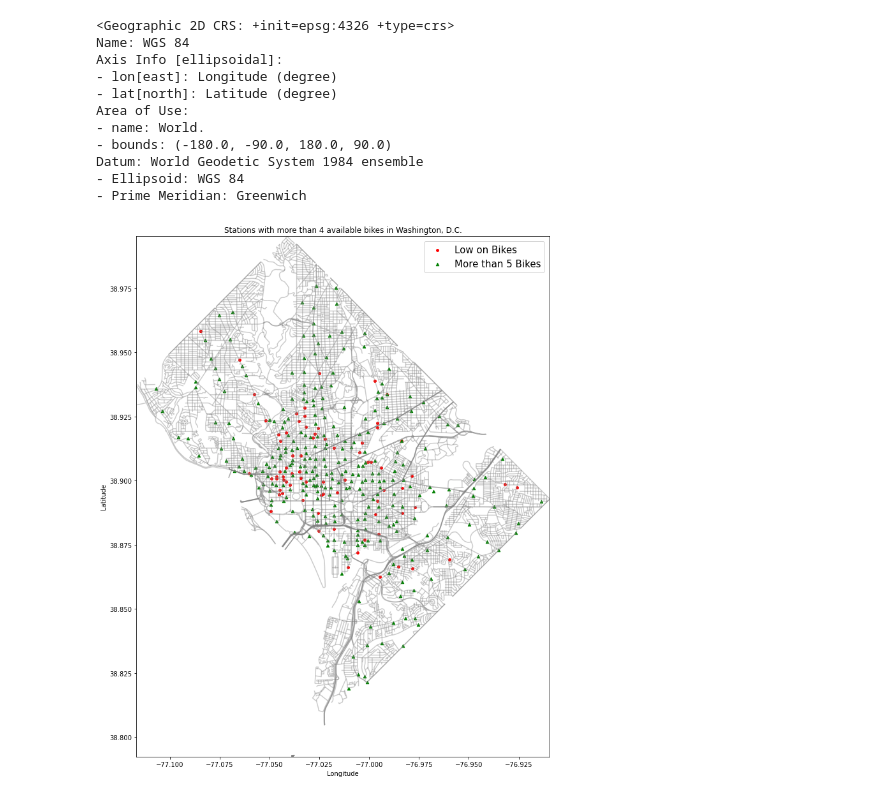
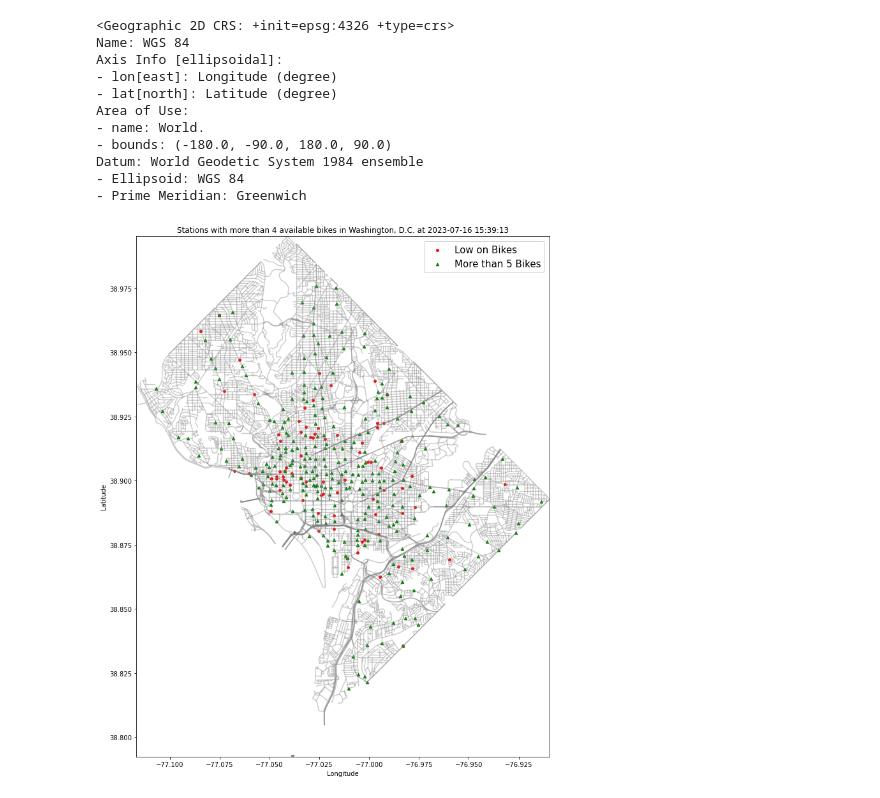
Before and after one commit to Maxremmo/Bike-Sharing-ML, a Jupyter notebook: realtime_bikeshare_data.ipynb, the cells around one changed output. Drawn from its saved outputs; the diff is of its cells as text; code cells hidden in the pictures.

```diff
--- a/realtime_bikeshare_data.ipynb
+++ b/realtime_bikeshare_data.ipynb
@@ -316,30 +324,32 @@ Datum: World Geodetic System 1984 ensemble
 # %%
 fig, ax = plt.subplots(figsize=(15,15))
 washington.plot(ax=ax, alpha=0.4, color='grey')
 geo_df[geo_df['num_bikes_available'] <= 3].plot(ax=ax,
                                        markersize=15,
                                        color='red',
                                        marker='o',
                                        label='Low on Bikes')
 geo_df[geo_df['num_bikes_available'] >= 4].plot(ax=ax,
                                        markersize=20,
                                        color='green',
                                        marker='^',
                                        label='More than 5 Bikes')
 # Set the plot extent to Washington, D.C.
 ax.set_xlim(washington.total_bounds[0], washington.total_bounds[2])
 ax.set_ylim(washington.total_bounds[1], washington.total_bounds[3])
 
+updated_time = df_stations_merged.iloc[1,10]
+
 # Customize the map appearance (optional)
-ax.set_title("Stations with more than 4 available bikes in Washington, D.C.")
+ax.set_title(f"Stations with more than 4 available bikes in Washington, D.C. at {updated_time}")
 ax.set_xlabel("Longitude")
 ax.set_ylabel("Latitude")
 
 plt.legend(prop={'size':15})
 # Display the map
 plt.show()
 # %% [output]
-[figure, old version]
+[figure, new version]
 # %%
 fig, ax = plt.subplots(figsize=(15,15))
 washington.plot(ax=ax, alpha=0.4, color='grey')
```
Also changed, not shown: parts of 11 cells of this notebook.
